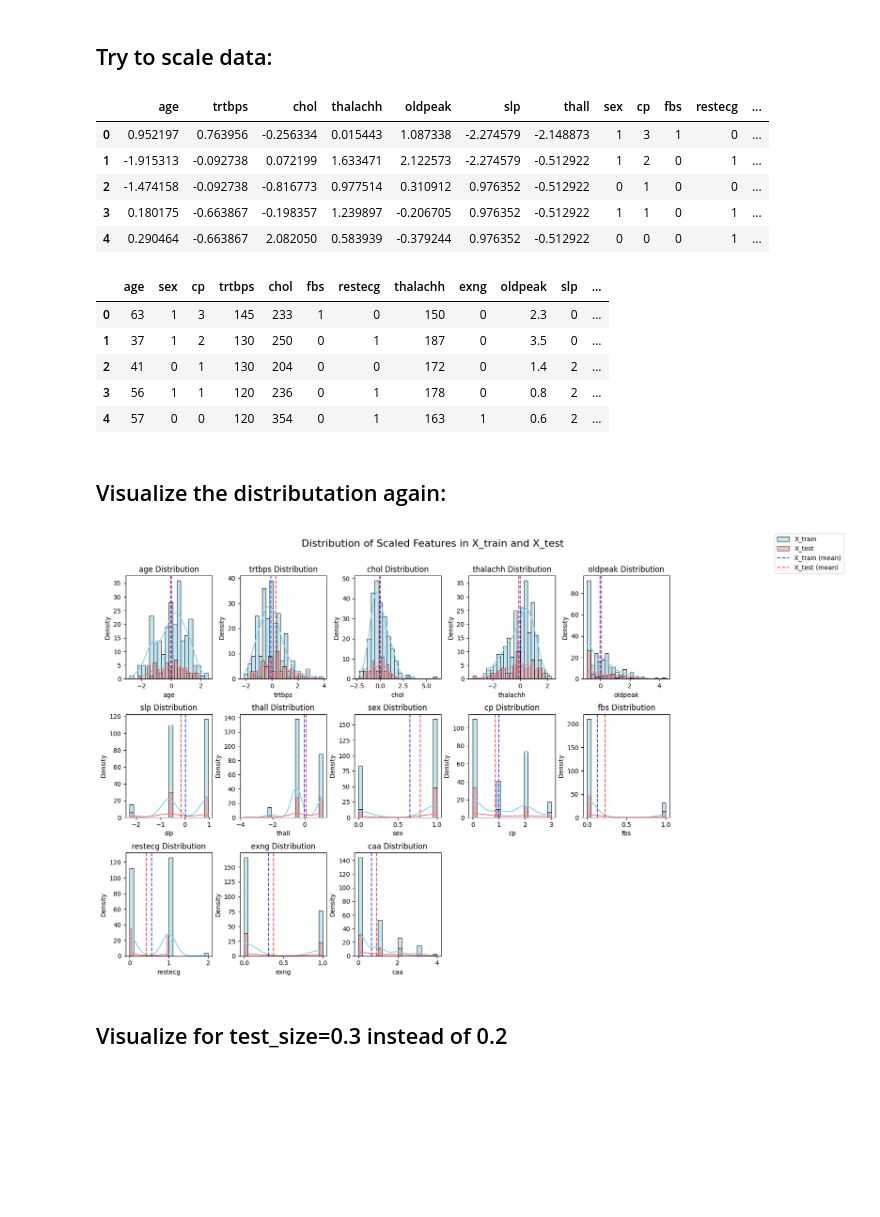
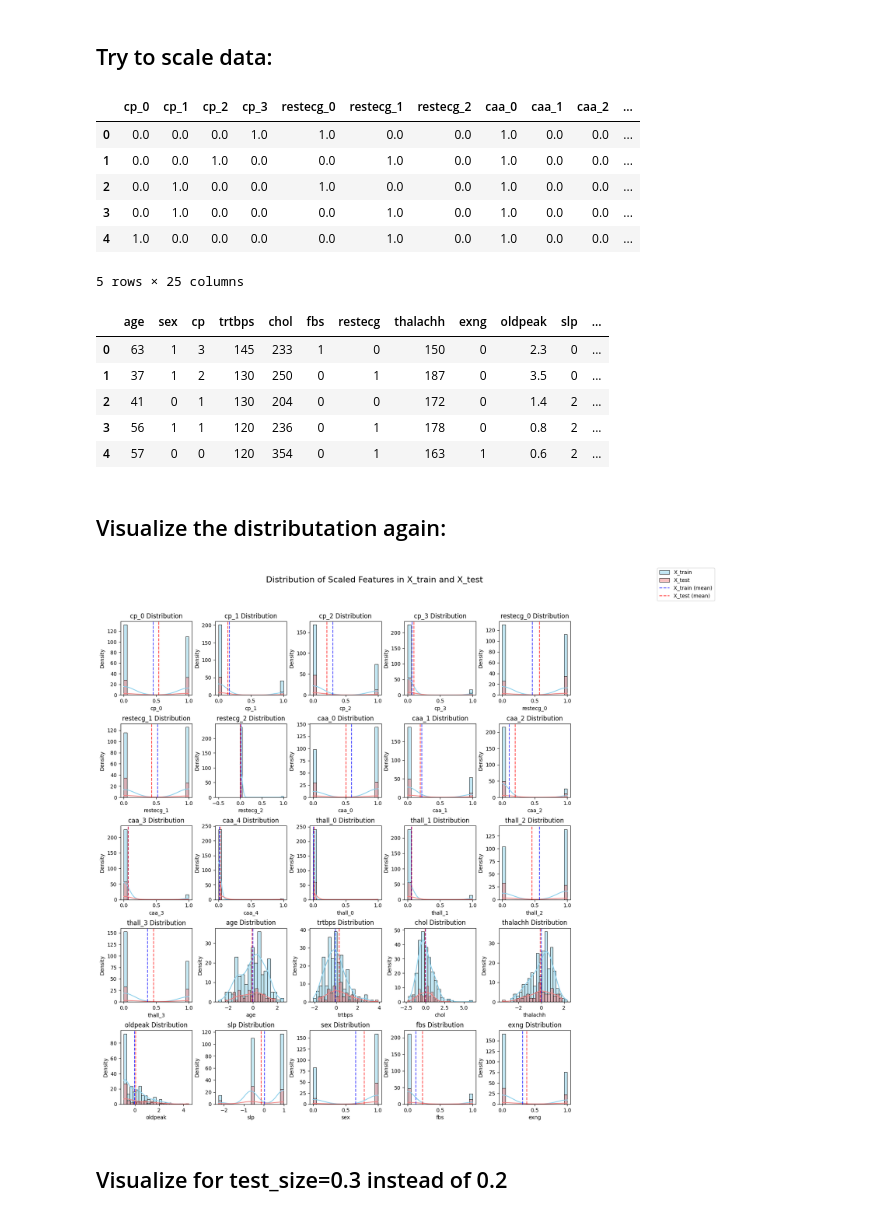
Before and after one commit to TimeLegend35/ml_group4_heart_attack, a Jupyter notebook: tobi.ipynb, the cells around one changed output. Cells and saved outputs as stored; diff of their text form; code cells hidden in the pictures; blank space fills up the shorter version.

```diff
--- a/tobi.ipynb
+++ b/tobi.ipynb
@@ -17,7 +17,8 @@ display(data.head())
 | 3 | 56 | 1 | 1 | 120 | 236 | 0 | 1 | 178 | 0 | 0.8 | 2 | ... |
 | 4 | 57 | 0 | 0 | 120 | 354 | 0 | 1 | 163 | 1 | 0.6 | 2 | ... |
 # %%
-# Display the distribution of categorical variables
+import seaborn as sns
+import matplotlib.pyplot as plt
 
 # Categorical variables to visualize and their respective colors
 categorical_vars = [
@@ -26,18 +27,23 @@ categorical_vars = [
     ('fbs', 'lightgreen'),
     ('restecg', 'lightsalmon'),
     ('exng', 'lightblue'),
-    ('caa', 'lightpink')
+    ('caa', 'lightpink'),
+    ('slp', 'lightgreen'),
+    ('thall', 'lightgreen')
 ]
 
 # Create subplots for each categorical variable
-fig, axs = plt.subplots(3, 2, figsize=(7, 7))
+fig, axs = plt.subplots(4, 2, figsize=(10, 10))
 fig.suptitle('Distribution of Categorical Variables', fontsize=16)
 
 # Loop through each categorical variable and plot its distribution with the specified color
 for i, (var, color) in enumerate(categorical_vars):
     row = i // 2
     col = i % 2
-    data[var].value_counts().plot(kind='bar', ax=axs[row, col,], color=color)
+
+    # Plot the countplot using Seaborn
+    sns.countplot(data=data, x=var, ax=axs[row, col], palette=[color], hue=var, legend=False)
+
     axs[row, col].set_title(f'{var.capitalize()} Distribution')
     axs[row, col].set_xlabel(var.capitalize())
     axs[row, col].set_ylabel('Count')
@@ -87,22 +109,31 @@ plt.show()
 from sklearn.model_selection import train_test_split
 from sklearn.preprocessing import StandardScaler
 import pandas as pd
+from sklearn import preprocessing
 
 # Define the features (X) and the target variable (y)
 X = data.drop(columns=['output'])  # Features (all columns except 'output')
 y = data['output']  # Target variable
 
 # Select categorical and numerical columns
-X_categorical = X[['sex', 'cp', 'fbs', 'restecg', 'exng', 'caa']]
-X_numerical = X.drop(columns=['sex', 'cp', 'fbs', 'restecg', 'exng', 'caa'])
+X_categorical = X[['sex', 'cp', 'fbs', 'restecg', 'exng', 'caa', 'thall']]
+X_numerical = X.drop(columns=['sex', 'cp', 'fbs', 'restecg', 'exng', 'caa', 'thall'])
+
+# encode the Outlook and Wind features
+encoder = preprocessing.OneHotEncoder()
+X_categorical_encoded = pd.DataFrame(encoder.fit_transform(X_categorical[['cp', 'restecg', 'caa', 'thall']]).toarray(), columns=encoder.get_feature_names_out(['cp', 'restecg', 'caa', 'thall']))
+
+# drop old columns so that the encoded ones can be concatinated later
+X_categorical = X_categorical.drop(columns=['cp', 'restecg', 'caa', 'thall'])
 
 # Data Scaling for numerical values
 scaler = StandardScaler()
 X_scaled_numerical = scaler.fit_transform(X_numerical)
 X_scaled_numerical_df = pd.DataFrame(X_scaled_numerical, columns=X_numerical.columns)
 
-# Concatenate scaled numerical and categorical data
+# Concatenate scaled numerical and categorical and encoded categorical data
 X_scaled = pd.concat([X_scaled_numerical_df, X_categorical], axis=1)
+X_scaled = pd.concat([X_categorical_encoded, X_scaled], axis=1)
 
 display(X_scaled.head())
 display(X.head())
@@ -110,12 +141,13 @@ display(X.head())
 # Train-Test Split
 X_train, X_test, y_train, y_test = train_test_split(X_scaled, y, test_size=0.2, random_state=42)
 # %% [output]
-|  | age | trtbps | chol | thalachh | oldpeak | slp | thall | sex | cp | fbs | restecg | ... |
-| 0 | 0.952197 | 0.763956 | -0.256334 | 0.015443 | 1.087338 | -2.274579 | -2.148873 | 1 | 3 | 1 | 0 | ... |
-| 1 | -1.915313 | -0.092738 | 0.072199 | 1.633471 | 2.122573 | -2.274579 | -0.512922 | 1 | 2 | 0 | 1 | ... |
-| 2 | -1.474158 | -0.092738 | -0.816773 | 0.977514 | 0.310912 | 0.976352 | -0.512922 | 0 | 1 | 0 | 0 | ... |
-| 3 | 0.180175 | -0.663867 | -0.198357 | 1.239897 | -0.206705 | 0.976352 | -0.512922 | 1 | 1 | 0 | 1 | ... |
-| 4 | 0.290464 | -0.663867 | 2.082050 | 0.583939 | -0.379244 | 0.976352 | -0.512922 | 0 | 0 | 0 | 1 | ... |
+|  | cp_0 | cp_1 | cp_2 | cp_3 | restecg_0 | restecg_1 | restecg_2 | caa_0 | caa_1 | caa_2 | ... |
+| 0 | 0.0 | 0.0 | 0.0 | 1.0 | 1.0 | 0.0 | 0.0 | 1.0 | 0.0 | 0.0 | ... |
+| 1 | 0.0 | 0.0 | 1.0 | 0.0 | 0.0 | 1.0 | 0.0 | 1.0 | 0.0 | 0.0 | ... |
+| 2 | 0.0 | 1.0 | 0.0 | 0.0 | 1.0 | 0.0 | 0.0 | 1.0 | 0.0 | 0.0 | ... |
+| 3 | 0.0 | 1.0 | 0.0 | 0.0 | 0.0 | 1.0 | 0.0 | 1.0 | 0.0 | 0.0 | ... |
+| 4 | 1.0 | 0.0 | 0.0 | 0.0 | 0.0 | 1.0 | 0.0 | 1.0 | 0.0 | 0.0 | ... |
+5 rows × 25 columns
 |  | age | sex | cp | trtbps | chol | fbs | restecg | thalachh | exng | oldpeak | slp | ... |
 | 0 | 63 | 1 | 3 | 145 | 233 | 1 | 0 | 150 | 0 | 2.3 | 0 | ... |
 | 1 | 37 | 1 | 2 | 130 | 250 | 0 | 1 | 187 | 0 | 3.5 | 0 | ... |
@@ -131,7 +163,7 @@ import seaborn as sns
 cols = X_train.columns
 
 # Create subplots for each feature using Seaborn
-fig, axs = plt.subplots(3, 5, figsize=(15, 10))
+fig, axs = plt.subplots(5, 5, figsize=(15, 15))
 fig.suptitle('Distribution of Scaled Features in X_train and X_test', fontsize=16)
 
 for i, feature in enumerate(cols):
@@ -144,35 +176,35 @@ for i, feature in enumerate(cols):
     # Plot X_test feature distribution using Seaborn
     sns.histplot(X_test[feature], bins=20, color='lightcoral', ax=axs[row, col], label='X_test', kde=True)
 
     axs[row, col].set_title(f'{feature} Distribution')
     axs[row, col].set_xlabel(feature)
     axs[row, col].set_ylabel('Density')
 
     # Calculate the means for train and test
     mean_train = X_train[feature].mean()
     mean_test = X_test[feature].mean()
 
     # Add vertical lines for the means
     axs[row, col].axvline(mean_train, color='blue', linestyle='--', alpha=0.7)
     axs[row, col].axvline(mean_test, color='red', linestyle='--', alpha=0.7)
 
 # Create legend with custom handles and labels
 handles, labels = axs[0, 0].get_legend_handles_labels()
 handles.extend([plt.Line2D([0], [0], color='blue', linestyle='--', alpha=0.7), plt.Line2D([0], [0], color='red', linestyle='--', alpha=0.7)])
 labels.extend(['X_train (mean)', 'X_test (mean)'])
 
 # Add the legend to the figure
 fig.legend(handles=handles, labels=labels, loc='upper left', bbox_to_anchor=(1,1))
 
 # Remove the empty subplots
-for i in range(len(cols), 3 * 5):
+for i in range(len(cols), 5 * 5):
     fig.delaxes(axs[i // 5, i % 5])
 
 plt.tight_layout()
 plt.subplots_adjust(top=0.9, right=0.85)
 plt.show()
 # %% [output]
-[figure, old version]
+[figure, new version]
 # %% [markdown]
 ## Visualize for test_size=0.3 instead of 0.2
 # %%
```
Also changed, not shown: parts of 8 cells of this notebook.
